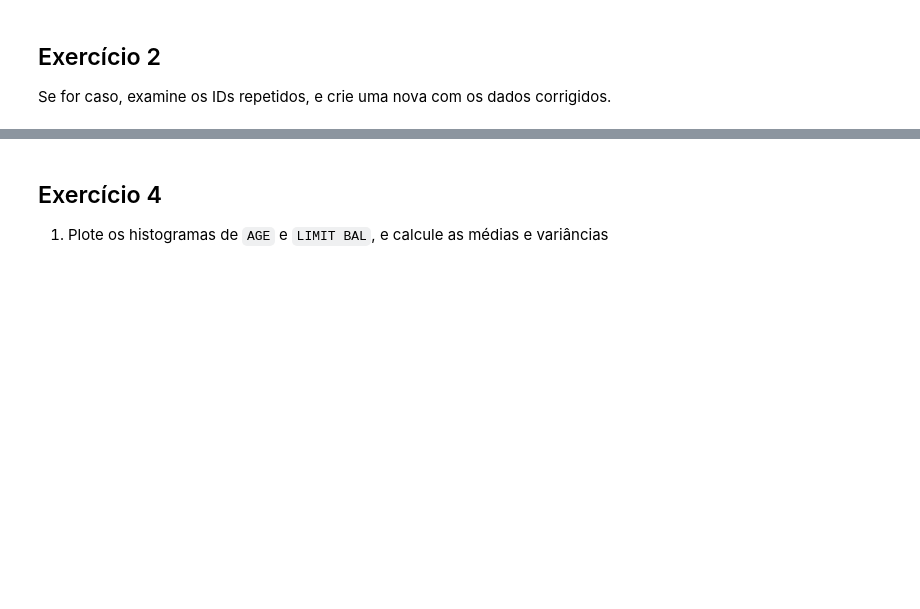
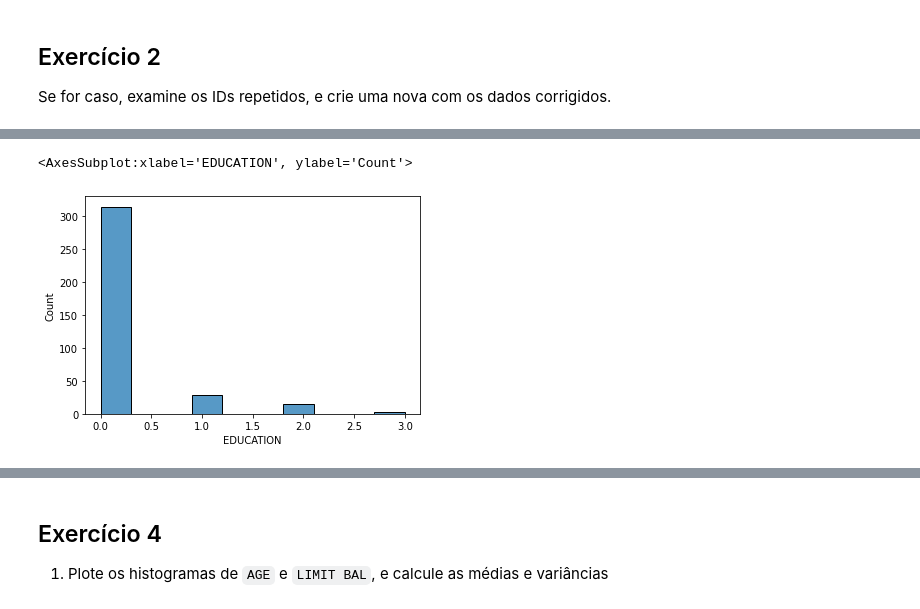
Before and after one commit to augusnunes/fraud-prediction, a Jupyter notebook: proj1.ipynb, the cells around one changed output, grey strips where cells are left out. Drawn from its saved outputs; the diff is of its cells as text; code cells hidden in the pictures; blank space fills up the shorter version.

```diff
--- a/proj1.ipynb
+++ b/proj1.ipynb
@@ -18,3 +45,5 @@ df.drop_duplicates().shape
 # %% [markdown]
 ## Exercício 2
 Se for caso, examine os IDs repetidos, e crie uma nova com os dados corrigidos.
+# %%
+df_duplicados = df[df.duplicated()].reset_index()
@@ -20,0 +76,5 @@ Se for caso, examine os IDs repetidos, e crie uma nova com os dados corrigidos.
+# %%
+sns.histplot(data=df_duplicados, x="EDUCATION")
+# %% [output]
+<AxesSubplot:xlabel='EDUCATION', ylabel='Count'>
+[figure, added]
```
Also changed, not shown: parts of 22 cells of this notebook, 1 other file.
